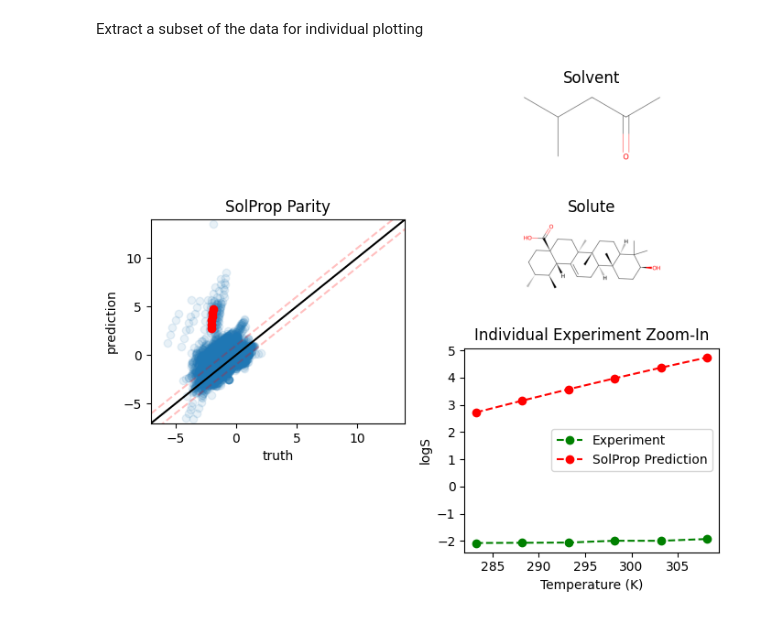
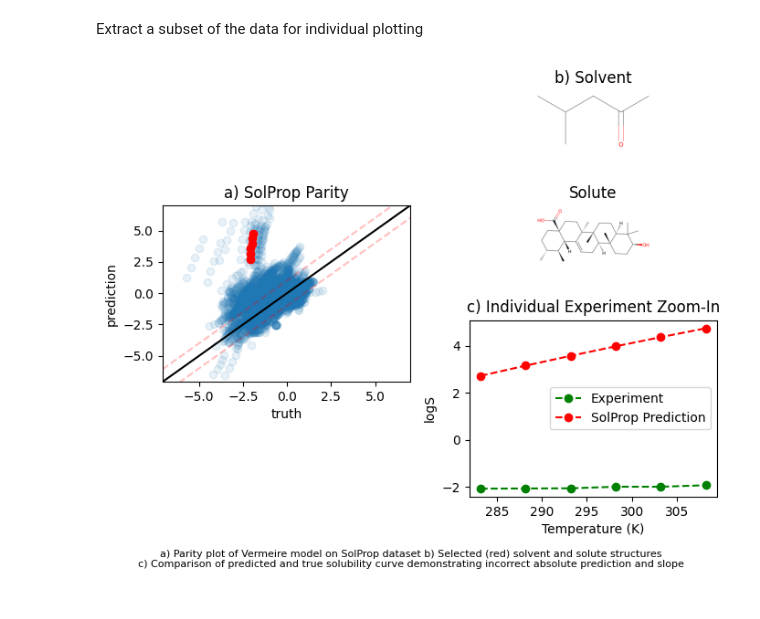
Before and after one commit to JacksonBurns/fastsolv, a Jupyter notebook: figures/parity_blowup.ipynb, the cells around one changed output. Drawn from its saved outputs; the diff is of its cells as text; code cells hidden in the pictures.

```diff
--- a/figures/parity_blowup.ipynb
+++ b/figures/parity_blowup.ipynb
@@ -32,33 +32,44 @@ AACC
 ..CC
 """,
     figsize=(7, 6),
 )
 plt.sca(axes_dict["A"])
 parity_plot(truth=truth_df["logS"], prediction=pred_df["logST (method1) [log10(mol/L)]"], title="SolProp Parity")
 plt.scatter(x=truth_subset_df["logS"], y=pred_subset_df["logST (method1) [log10(mol/L)]"], color="r")
+axes_dict["A"].set_title("a) SolProp Parity")
+axes_dict["A"].set_ylim(axes_dict["A"].get_ylim()[0], 7)
+axes_dict["A"].set_xlim(axes_dict["A"].get_xlim()[0], 7)
 axes_dict["B"].imshow(Draw.MolToImage(Chem.MolFromSmiles(truth_subset_df["solute_smiles"].iloc[0]), size=(800, 400)))
 axes_dict["B"].set_axis_off()
 axes_dict["B"].set_title("Solute")
 axes_dict["D"].imshow(Draw.MolToImage(Chem.MolFromSmiles(truth_subset_df["solvent_smiles"].iloc[0]), size=(800, 400)))
 axes_dict["D"].set_axis_off()
-axes_dict["D"].set_title("Solvent")
+axes_dict["D"].set_title("b) Solvent")
 axes_dict["C"].plot(
     truth_subset_df["temperature"],
     truth_subset_df["logS"],
     "go--",
     label="Experiment",
 )
 axes_dict["C"].plot(
     truth_subset_df["temperature"],
     pred_subset_df["logST (method1) [log10(mol/L)]"],
     "ro--",
     label="SolProp Prediction",
 )
 axes_dict["C"].set_xlabel("Temperature (K)")
 axes_dict["C"].set_ylabel("logS")
-axes_dict["C"].set_title("Individual Experiment Zoom-In")
+axes_dict["C"].set_title("c) Individual Experiment Zoom-In")
 axes_dict["C"].legend(loc="right")
+fig.suptitle(
+    """
+a) Parity plot of Vermeire model on SolProp dataset b) Selected (red) solvent and solute structures
+c) Comparison of predicted and true solubility curve demonstrating incorrect absolute prediction and slope
+""",
+    size=8,
+    y=0.02,
+)
 plt.tight_layout()
 plt.show()
 # %% [output]
-[figure, old version]
+[figure, new version]
```
